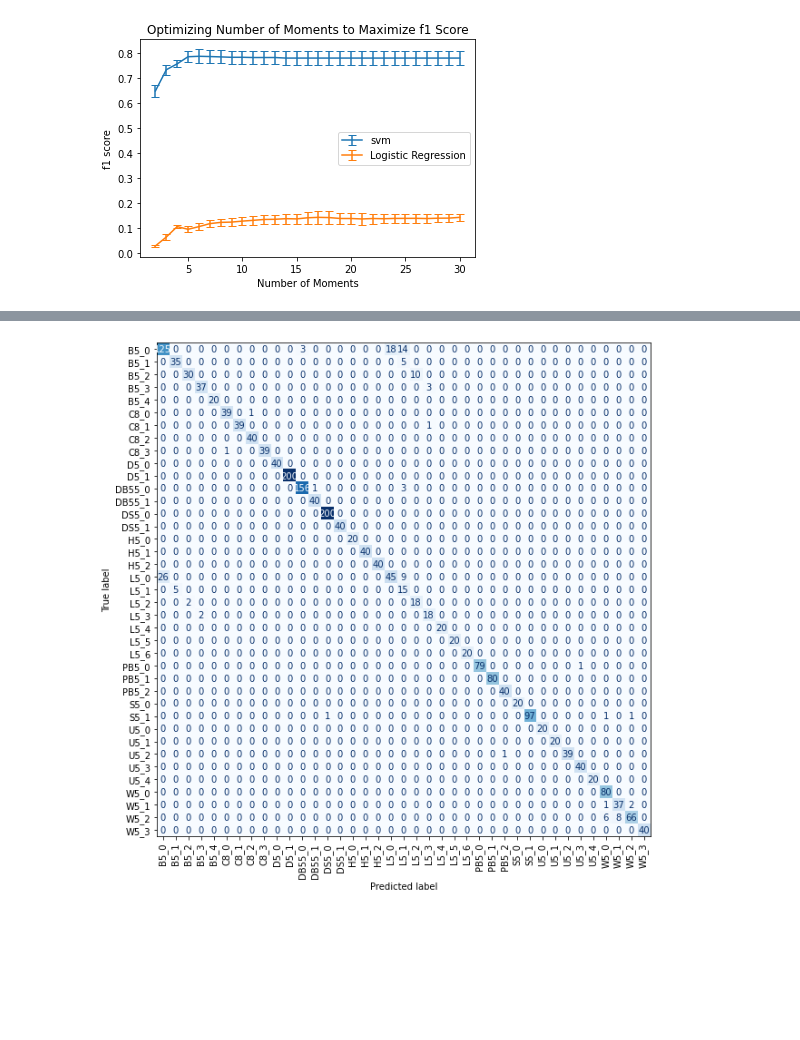
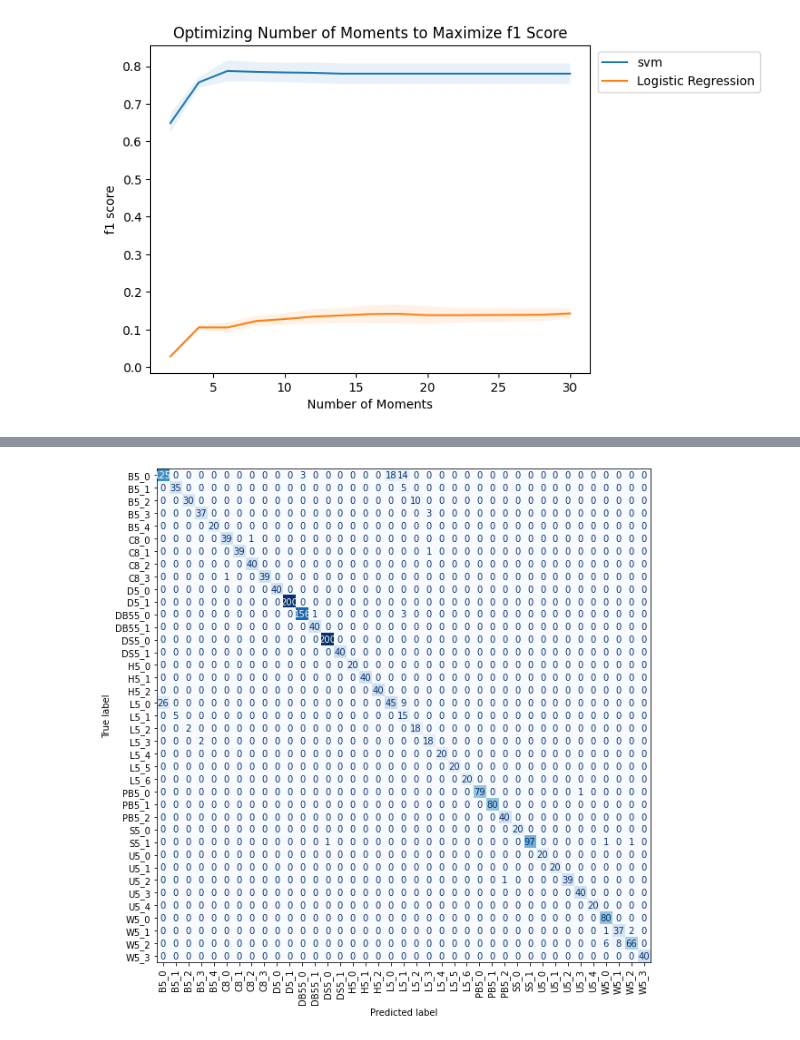
Before and after one commit to sheilafarrahi/thesis, a Jupyter notebook: method_of_moments.ipynb, the cells around one changed output, grey strips where cells are left out. Cells and saved outputs as stored; diff of their text form; code cells hidden in the pictures; blank space fills up the shorter version.

```diff
--- a/method_of_moments.ipynb
+++ b/method_of_moments.ipynb
@@ -54,6 +62,6 @@ dem.get_histogram_of_moments(moments_df)
 # %%
 # setting values for cross validation
-nr_moments_list = list(range(2,31))
+nr_moments_list = list(np.arange(2,31,2))
 # %%
 res_svm = cm.cv_moments(nr_moments_list, test_data, train_data, cv_config, 1)
 # %%
@@ -71,4 +69,4 @@ with open('results/moments/res_lr.json', 'w') as f:
 # %%
-cm.plot_cv_moments(res_svm, res_lr, errbar=1)
+cm.plot_cv_moments(res_svm, res_lr)
 # %% [output]
-[figure, old version]
+[figure, new version]
```
Also changed, not shown: parts of 9 cells of this notebook, 5 other files.
